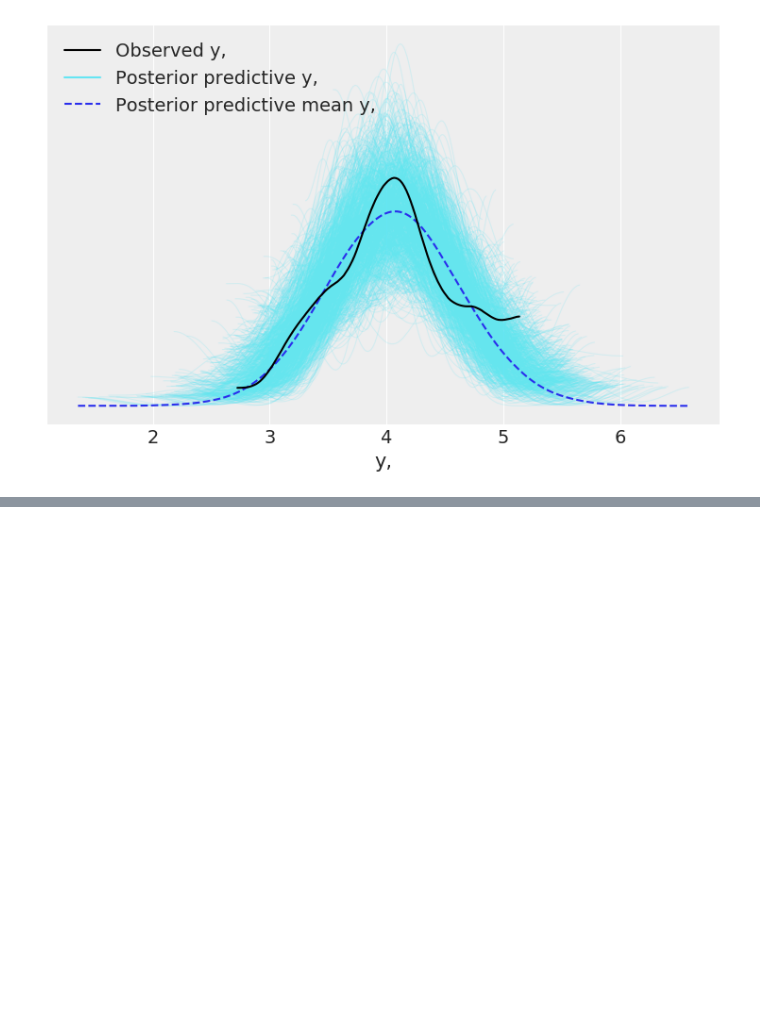
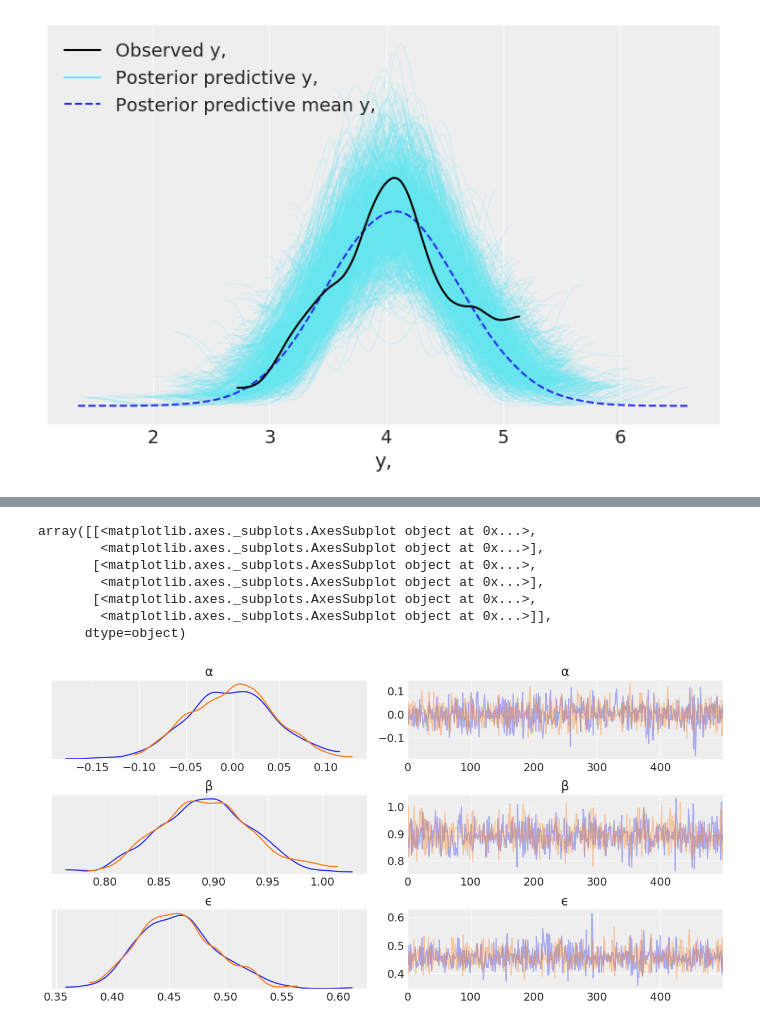
Before and after one commit to aloctavodia/BAP, a Jupyter notebook: exercises/Chapter3.ipynb, the cells around one changed output, grey strips where cells are left out. Saved outputs shown, nothing was run; the diff lists cells and outputs as text; code cells hidden in the pictures; blank space fills up the shorter version.

```diff
--- a/exercises/Chapter3.ipynb
+++ b/exercises/Chapter3.ipynb
@@ -159,0 +274,16 @@ array([<matplotlib.axes._subplots.AxesSubplot object at 0x...>],
+# %%
+# or standardize the data
+x_centered = (x - x.mean())/x.std()
+y_centered = (y - y.mean())/y.std()
+# %%
+with pm.Model() as model_g_centered:
+    α = pm.Normal('α', mu=0, sd=10)
+    β = pm.Normal('β', mu=0, sd=1)
+    ϵ = pm.HalfCauchy('ϵ', 5)
+
+    μ = pm.Deterministic('μ', α + β * x_centered)
+    y_pred = pm.Normal('y_pred', mu=μ, sd=ϵ, observed=y_centered)
+# %%
+%%time
+with model_g_centered:
+    trace_nuts_centered = pm.sample()
@@ -159,0 +297,11 @@ array([<matplotlib.axes._subplots.AxesSubplot object at 0x...>],
+# %%
+az.plot_trace(trace_nuts_centered, var_names=['α', 'β', 'ϵ']);
+# %% [output]
+array([[<matplotlib.axes._subplots.AxesSubplot object at 0x...>,
+        <matplotlib.axes._subplots.AxesSubplot object at 0x...>],
+       [<matplotlib.axes._subplots.AxesSubplot object at 0x...>,
+        <matplotlib.axes._subplots.AxesSubplot object at 0x...>],
+       [<matplotlib.axes._subplots.AxesSubplot object at 0x...>,
+        <matplotlib.axes._subplots.AxesSubplot object at 0x...>]],
+      dtype=object)
+[figure, added]
```
Also changed, not shown: parts of 94 cells of this notebook.
